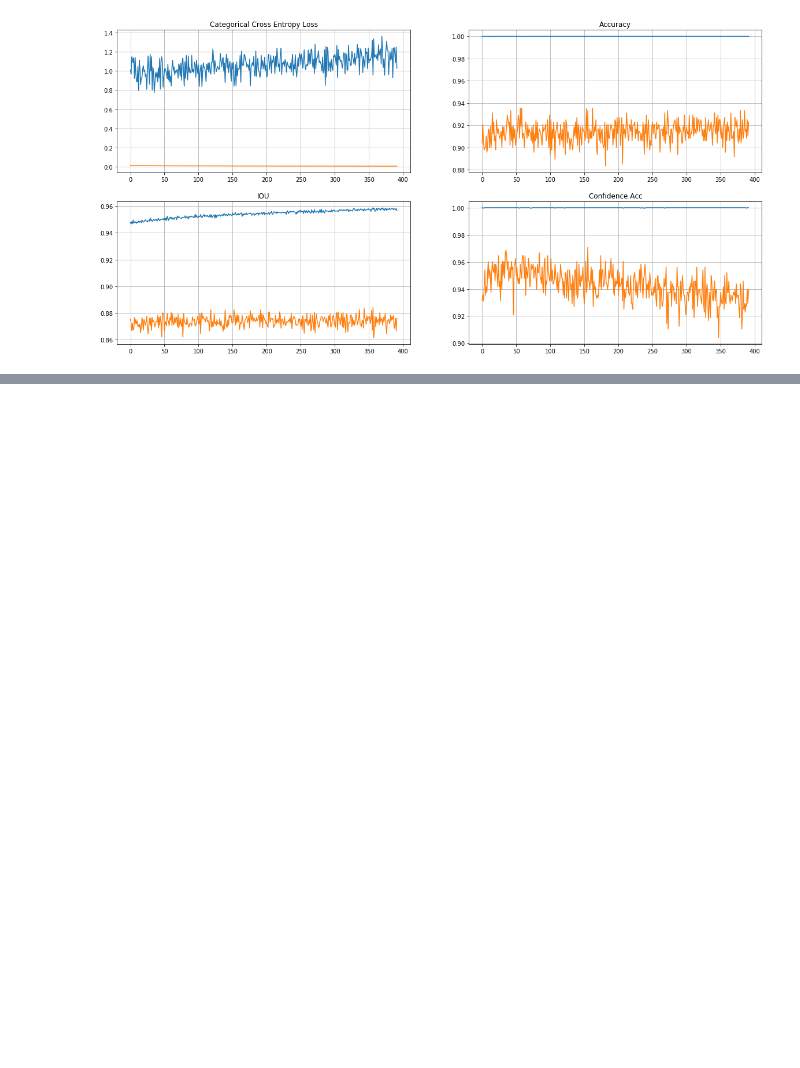
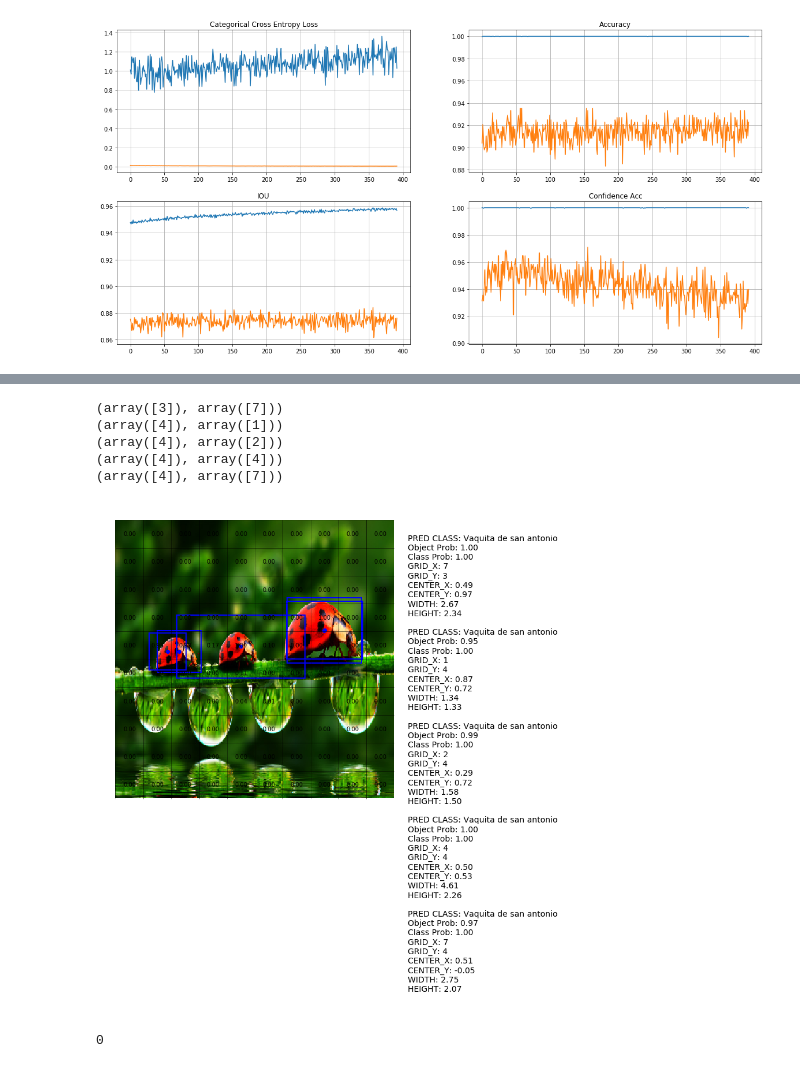
Before and after one commit to deeplearning-itba/Object-Detection, a Jupyter notebook: 9-training_methods.ipynb, the cells around one changed output, grey strips where cells are left out. Saved outputs shown, nothing was run; the diff lists cells and outputs as text; code cells hidden in the pictures; blank space fills up the shorter version.

```diff
--- a/9-training_methods.ipynb
+++ b/9-training_methods.ipynb
@@ -138,0 +184,2 @@ ax[3].grid()
+# %%
+model.load_weights('weights_yolo_loss_plus_aumentation_lambda_0.01.hdf5')
@@ -138,0 +195,2 @@ ax[3].grid()
+# %%
+image_array = np.array(image.resize([height,width])).reshape(1, height, width, 3)/255
@@ -138,0 +201,2 @@ ax[3].grid()
+# %%
+predictions = model.predict(image_array)
@@ -138,0 +209,10 @@ ax[3].grid()
+# %%
+plot_batch_with_predictions(image_array, None, predictions, idx_2_class_id, classes_names, count=10, show_only_missed=False)
+# %% [output]
+(array([3]), array([7]))
+(array([4]), array([1]))
+(array([4]), array([2]))
+(array([4]), array([4]))
+(array([4]), array([7]))
+[figure, added]
+0
```
Also changed, not shown: parts of 10 cells of this notebook, 8 other files.
